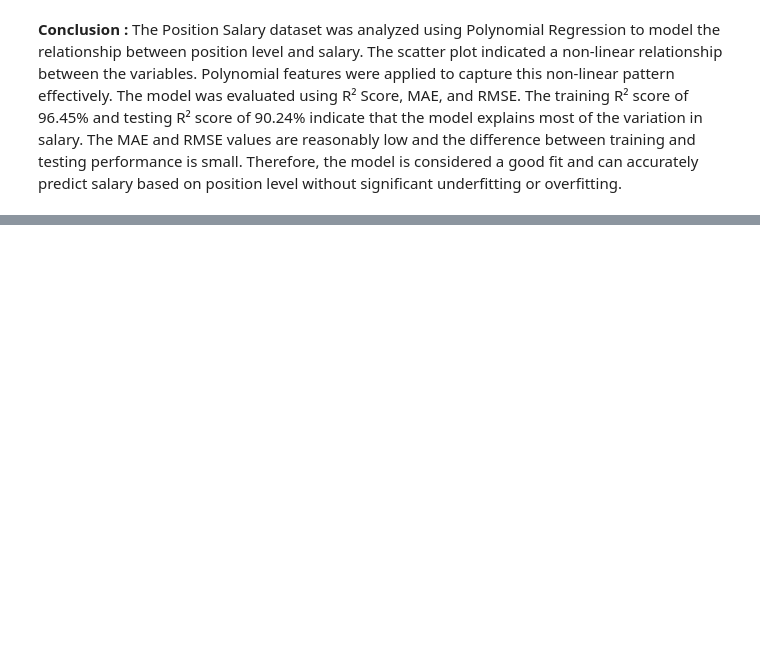
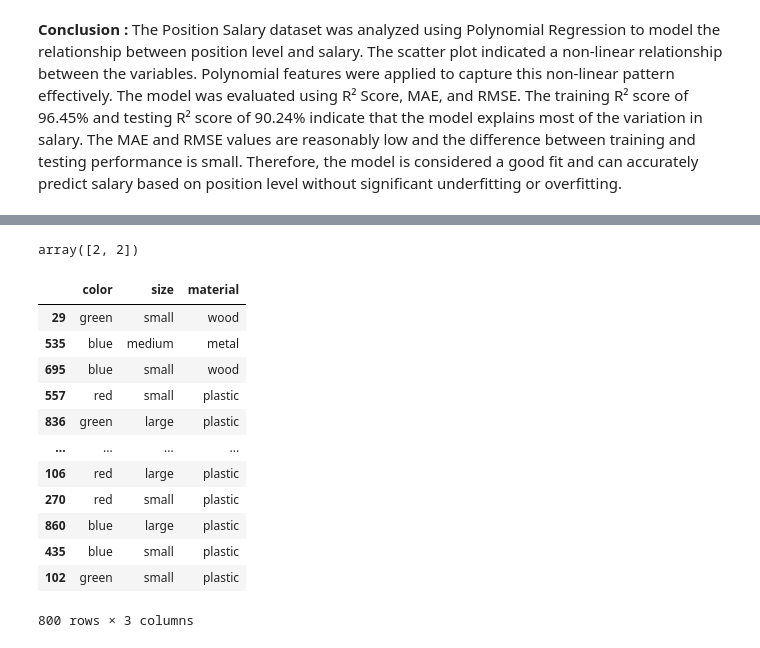
Before and after one commit to Aishu902-crypto/Machine-Learning, a Jupyter notebook: linear regression/data.ipynb, the cells around one changed output, grey strips where cells are left out. Saved outputs shown, nothing was run; the diff lists cells and outputs as text; code cells hidden in the pictures; blank space fills up the shorter version.

```diff
--- a/linear regression/data.ipynb
+++ b/linear regression/data.ipynb
@@ -842,0 +923,22 @@ RMSE     : 108689.37274600116
+# %%
+#new_input
+new_input = ['red','red']
+label_encoder.transform(new_input)
+# %% [output]
+array([2, 2])
+# %%
+xtrain
+# %% [output]
+|  | color | size | material |
+| 29 | green | small | wood |
+| 535 | blue | medium | metal |
+| 695 | blue | small | wood |
+| 557 | red | small | plastic |
+| 836 | green | large | plastic |
+| ... | ... | ... | ... |
+| 106 | red | large | plastic |
+| 270 | red | small | plastic |
+| 860 | blue | large | plastic |
+| 435 | blue | small | plastic |
+| 102 | green | small | plastic |
+800 rows × 3 columns
```
Also changed, not shown: parts of 44 cells of this notebook.
